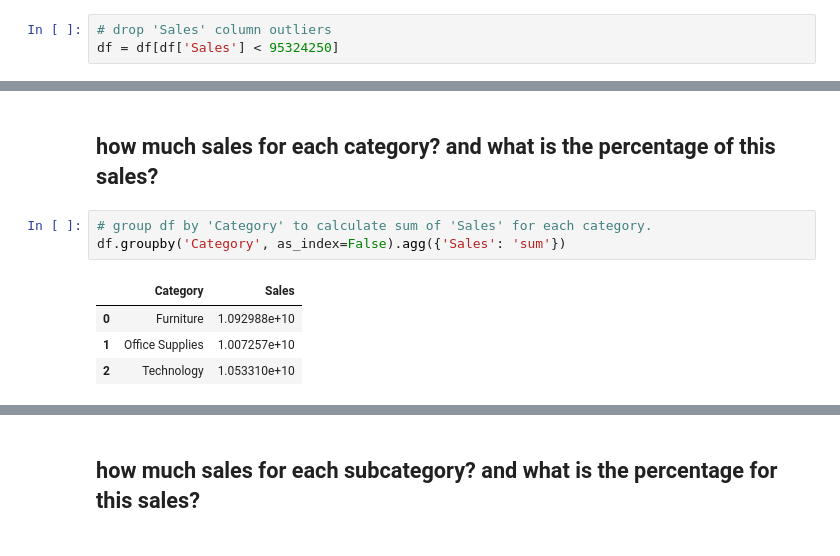
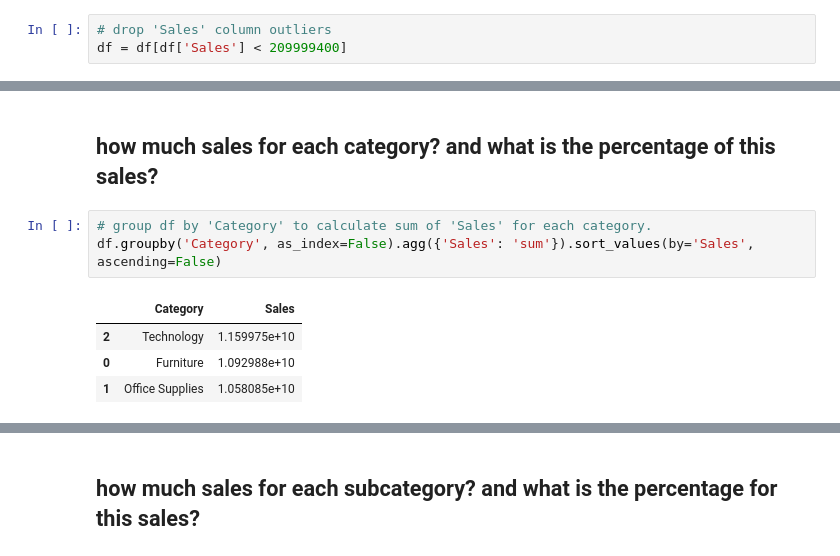
Before and after one commit to AhmAnwar/Historical-Sales-Data_EDA, a Jupyter notebook: 4-year-historical-sales-data-eda.ipynb, the cells around one changed output, grey strips where cells are left out. Cells and saved outputs as stored; diff of their text form.

```diff
--- a/4-year-historical-sales-data-eda.ipynb
+++ b/4-year-historical-sales-data-eda.ipynb
@@ -250,7 +258,7 @@ fig.show()
 [interactive output not drawn]
 # %%
 # drop 'Sales' column outliers
-df = df[df['Sales'] < 95324250]
+df = df[df['Sales'] < 209999400]
 # %%
 # check outliers again
 fig = make_subplots(rows=1,
@@ -467,11 +481,11 @@ px.pie(data_frame=df.groupby('Region', as_index=False).agg({'Sales': 'sum'}).sor
 ## how much sales for each category? and what is the percentage of this sales?
 # %%
 # group df by 'Category' to calculate sum of 'Sales' for each category.
-df.groupby('Category', as_index=False).agg({'Sales': 'sum'})
+df.groupby('Category', as_index=False).agg({'Sales': 'sum'}).sort_values(by='Sales', ascending=False)
 # %% [output]
 |  | Category | Sales |
+| 2 | Technology | 1.159975e+10 |
 | 0 | Furniture | 1.092988e+10 |
-| 1 | Office Supplies | 1.007257e+10 |
-| 2 | Technology | 1.053310e+10 |
+| 1 | Office Supplies | 1.058085e+10 |
 # %%
 # visulization
```
Also changed, not shown: parts of 33 cells of this notebook.
